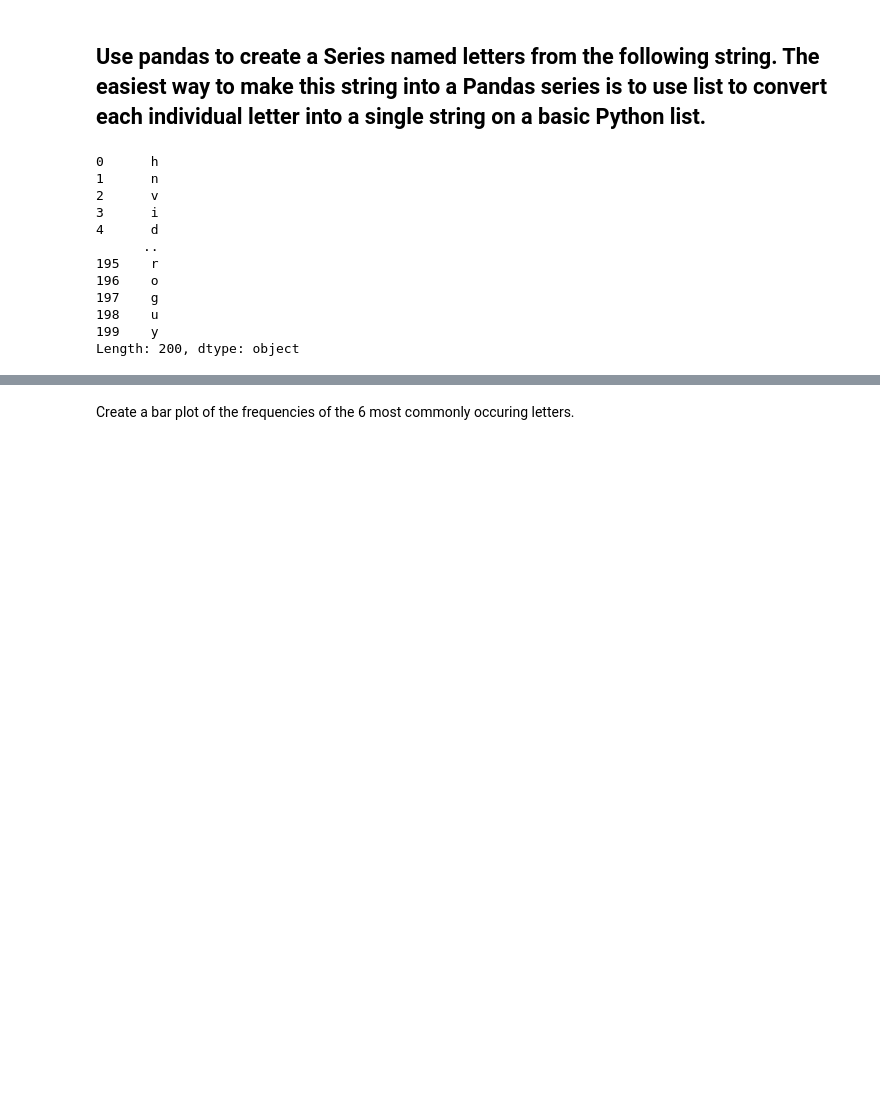
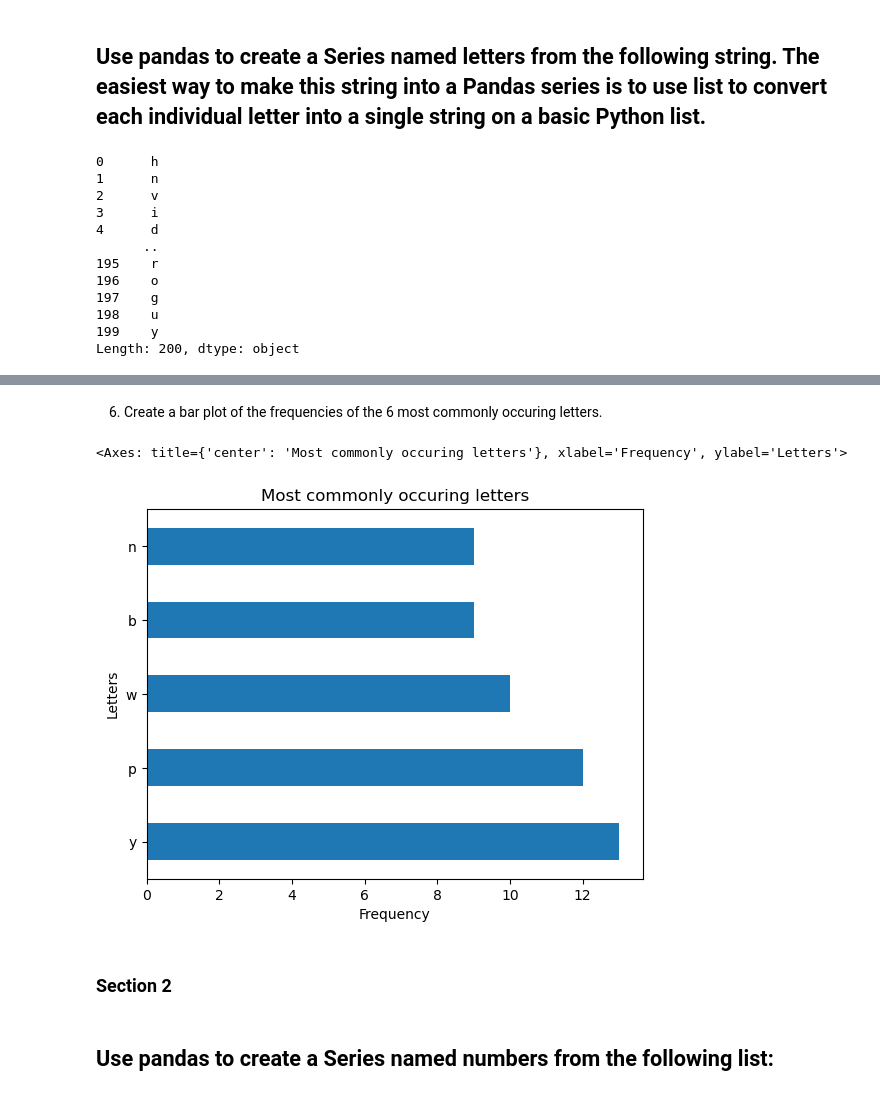
Before and after one commit to Marc-Aradillas/numpy-pandas-visualization-exercises, a Jupyter notebook: pandas_series.ipynb, the cells around one changed output, grey strips where cells are left out. Cells and saved outputs as stored; diff of their text form; code cells hidden in the pictures; blank space fills up the shorter version.

```diff
--- a/pandas_series.ipynb
+++ b/pandas_series.ipynb
@@ -385,2 +433,13 @@ Create a Series that has all of the same letters but uppercased.
 # %% [markdown]
-Create a bar plot of the frequencies of the 6 most commonly occuring letters.
+6. Create a bar plot of the frequencies of the 6 most commonly occuring letters.
+# %%
+most_common_letters = letters.value_counts().head().plot.barh(title= 'Most commonly occuring letters', ylabel= 'Letters', xlabel= 'Frequency')
+
+most_common_letters
+# %% [output]
+<Axes: title={'center': 'Most commonly occuring letters'}, xlabel='Frequency', ylabel='Letters'>
+[figure, added]
+# %% [markdown]
+### Section 2
+# %% [markdown]
+## Use pandas to create a Series named numbers from the following list:
```
Also changed, not shown: parts of 42 cells of this notebook, 1 other file.
